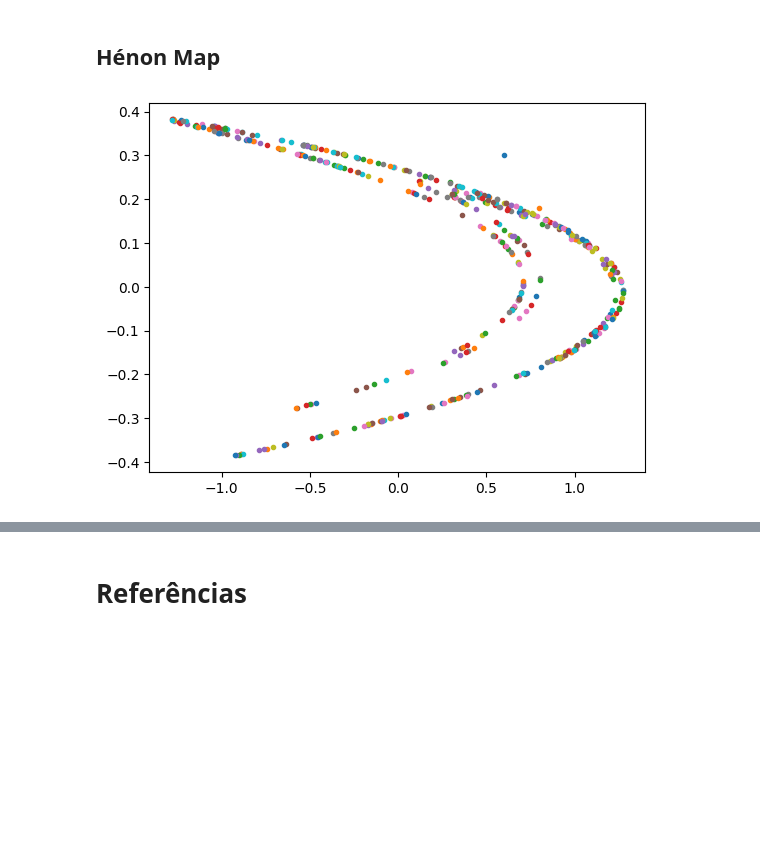
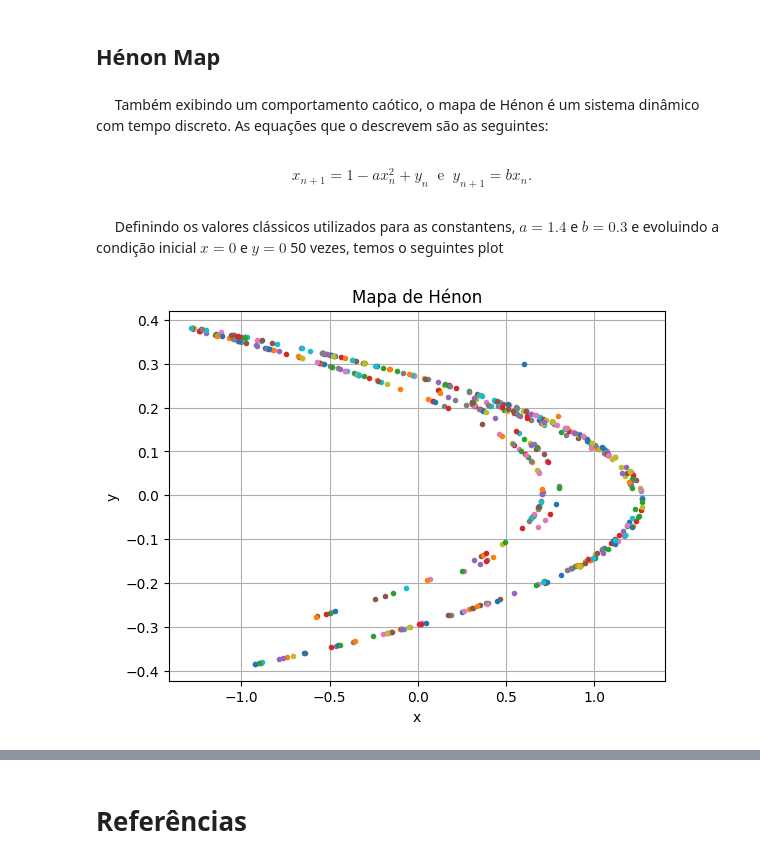
Before and after one commit to Wally-sson/pys, a Jupyter notebook: Atratores/Chaotic Attractors.ipynb, the cells around one changed output, grey strips where cells are left out. Drawn from its saved outputs; the diff is of its cells as text; code cells hidden in the pictures; blank space fills up the shorter version.

```diff
--- a/Atratores/Chaotic Attractors.ipynb
+++ b/Atratores/Chaotic Attractors.ipynb
@@ -88,9 +98,14 @@ $\quad$ A melhor forma de se entender o comportamento das variáveis no espaço
 # %%
-tempos = np.linspace(0, 25, 1500)
+tempos = np.linspace(0, 20, 1000) # Evoluir desde t=0 até t=25, com 1500 pontos nesse intervalo.
 
-epsilon = 10e-4
+
+epsilon = 10e-4 # Diferença entre cada coordenadada para o vetor da condição inicial
 r_inicial = np.array([0,0,0], float)
-r_iniciais = np.array([r_inicial, r_inicial+epsilon, r_inicial+2*epsilon, r_inicial+3*epsilon], float)
+N = 10
+r_iniciais = np.array([r_inicial], float)
+for n in range(N):
+    r_iniciais = np.vstack([r_iniciais, r_inicial+(n+1)*epsilon])
+
 solucoes = []
 for r0 in r_iniciais:
     sol = odeint(lorenz, r0, tempos, args = (sigma, rho, beta))
@@ -99,6 +114,8 @@ for r0 in r_iniciais:
 fig, ax = plt.subplots(figsize=(8,8))
 ax = fig.add_subplot(111, projection='3d')
 
+
+# Função para a animação de cada quadro
 def atualizar(frame_idx):
     ax.clear()  # Limpa o gráfico a cada frame
     ax.set_title(f'Atrator de Lorenz - {frame_idx/len(tempos)*100:.2f}%', )
@@ -114,6 +131,7 @@ def atualizar(frame_idx):
         x, y, z = sol[frame_idx]
         ax.scatter(x, y, z, color='black', s=10)
 
+#Gerar a animação
 ani = animation.FuncAnimation(fig, atualizar, frames=len(tempos), interval=50)
 plt.close(fig)
 ani.save('Lorenz.gif', writer='pillow')
@@ -288,25 +383,36 @@ plt.close(fig)
 ani.save('Chua.gif', writer='pillow')
 # %% [markdown]
 ## Hénon Map
+# %% [markdown]
+$\quad$ Também exibindo um comportamento caótico, o mapa de Hénon é um sistema dinâmico com tempo discreto. As equações que o descrevem são as seguintes:
+# %% [markdown]
+$$
+x_{n+1} = 1 - ax_n^2 + y_n \ \text{ e } \ y_{n+1} = bx_n.
+$$
 # %%
 def henon_map(xn,yn, a, b):
     xn_p1 = 1 - a*xn**2 + yn
     yn_p1 = b*xn
     return np.array([xn_p1, yn_p1], float)
+# %% [markdown]
+$\quad$ Definindo os valores clássicos utilizados para as constantens, $a = 1.4$ e $b = 0.3$ e evoluindo a condição inicial $x = 0$ e $y=0$ 50 vezes, temos o seguintes plot
 # %%
-a, b = 1.4, 0.3
+a, b = 1.4, 0.3 # Constantes
 
-
-r0 = np.array([1,1], float)
+r0 = np.array([1,1], float) # Condição Inicial
 
 xs = [r0[0]]
 ys = [r0[1]]
 
 N = 500
-
 for n in range(N):
     r0 = henon_map(r0[0], r0[1], a, b)
     plt.plot(r0[0], r0[1], marker='o', linestyle='', markersize=3)
+
+plt.ylabel("y")
+plt.xlabel("x")
+plt.grid()
+plt.title("Mapa de Hénon")
 plt.show()
 # %% [output]
-[figure, old version]
+[figure, new version]
```
Also changed, not shown: parts of 27 cells of this notebook, 3 other files.
